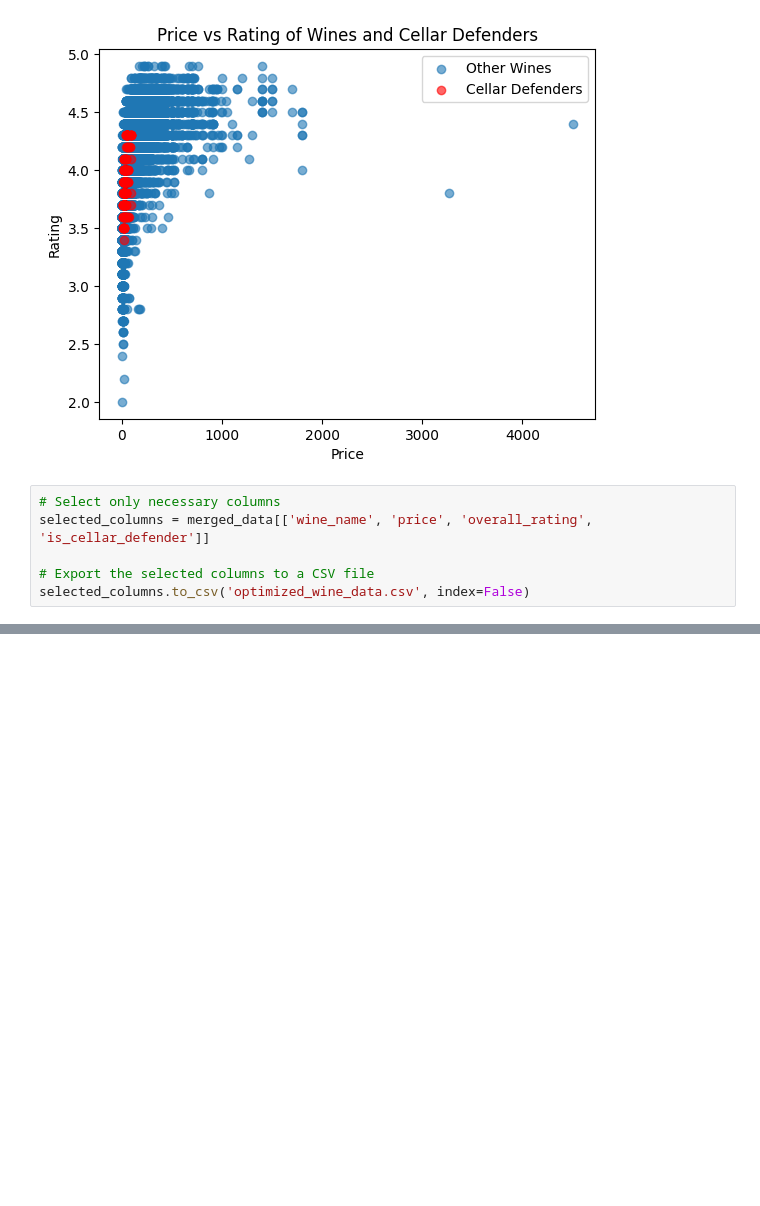
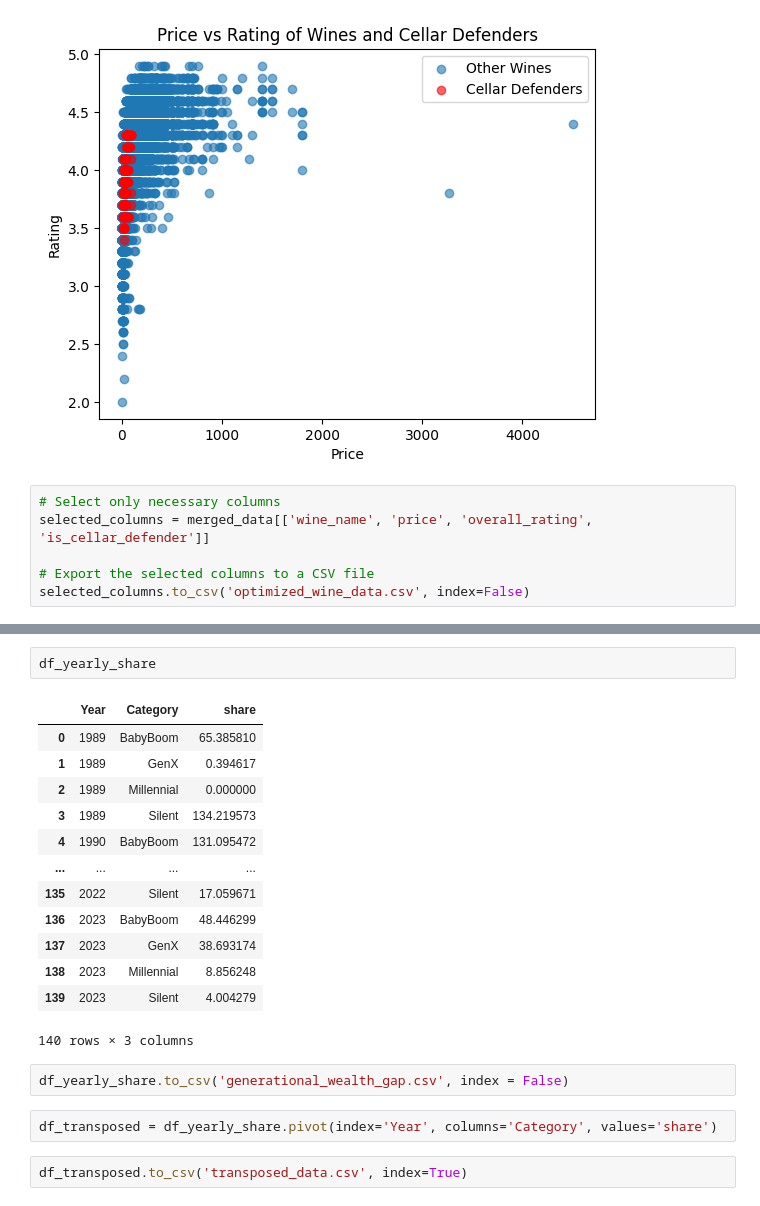
Before and after one commit to lei10003/Cellar-Defenders, a Jupyter notebook: Cellar Defenders_Vivino_Reds_Analysis.ipynb, the cells around one changed output, grey strips where cells are left out. Saved outputs shown, nothing was run; the diff lists cells and outputs as text; blank space fills up the shorter version.

```diff
--- a/Cellar Defenders_Vivino_Reds_Analysis.ipynb
+++ b/Cellar Defenders_Vivino_Reds_Analysis.ipynb
@@ -381,0 +465,22 @@ selected_columns.to_csv('optimized_wine_data.csv', index=False)
+# %%
+df_yearly_share
+# %% [output]
+|  | Year | Category | share |
+| 0 | 1989 | BabyBoom | 65.385810 |
+| 1 | 1989 | GenX | 0.394617 |
+| 2 | 1989 | Millennial | 0.000000 |
+| 3 | 1989 | Silent | 134.219573 |
+| 4 | 1990 | BabyBoom | 131.095472 |
+| ... | ... | ... | ... |
+| 135 | 2022 | Silent | 17.059671 |
+| 136 | 2023 | BabyBoom | 48.446299 |
+| 137 | 2023 | GenX | 38.693174 |
+| 138 | 2023 | Millennial | 8.856248 |
+| 139 | 2023 | Silent | 4.004279 |
+140 rows × 3 columns
+# %%
+df_yearly_share.to_csv('generational_wealth_gap.csv', index = False)
+# %%
+df_transposed = df_yearly_share.pivot(index='Year', columns='Category', values='share')
+# %%
+df_transposed.to_csv('transposed_data.csv', index=True)
```
Also changed, not shown: parts of 9 cells of this notebook, 3 other files.
